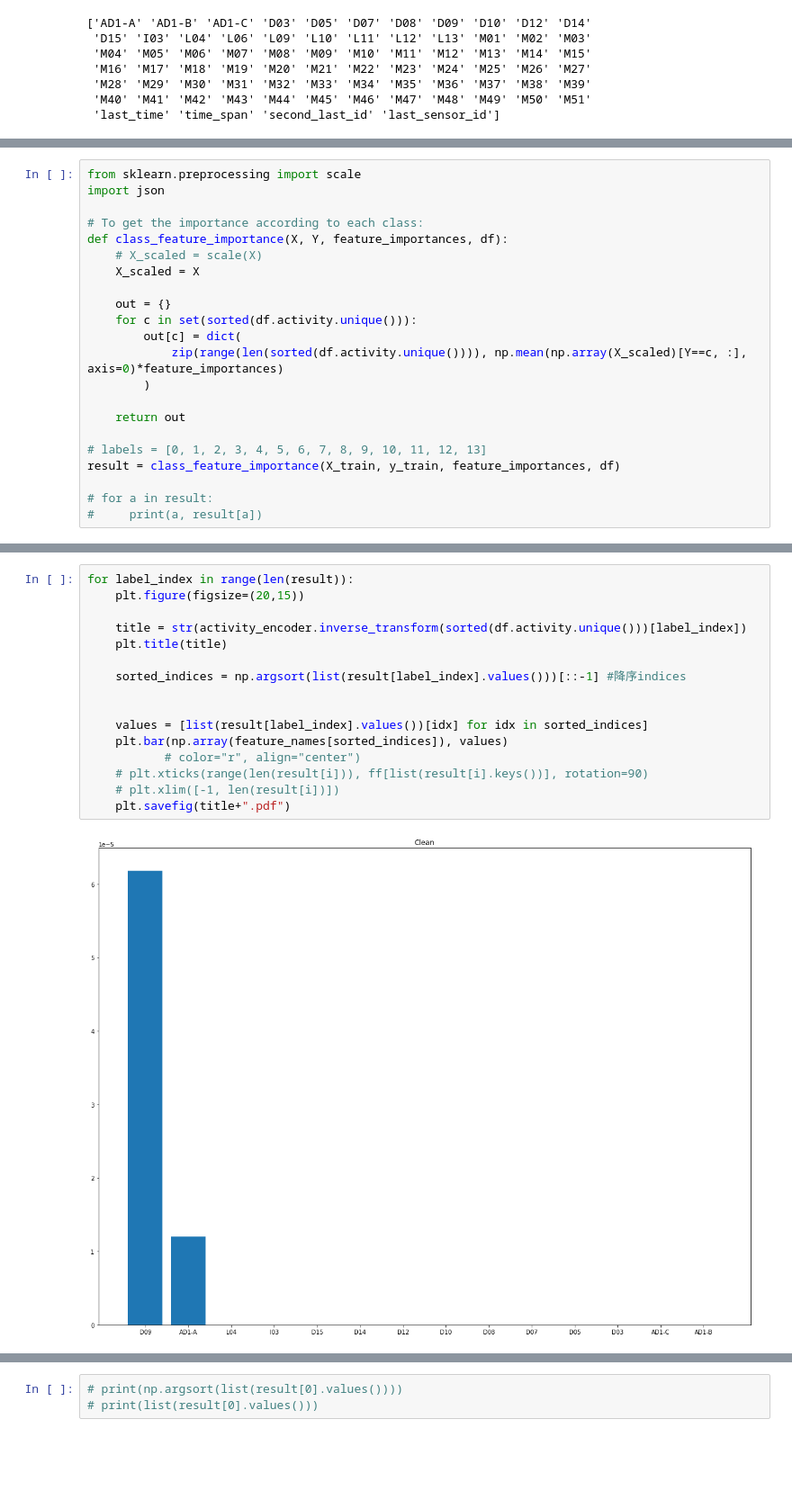
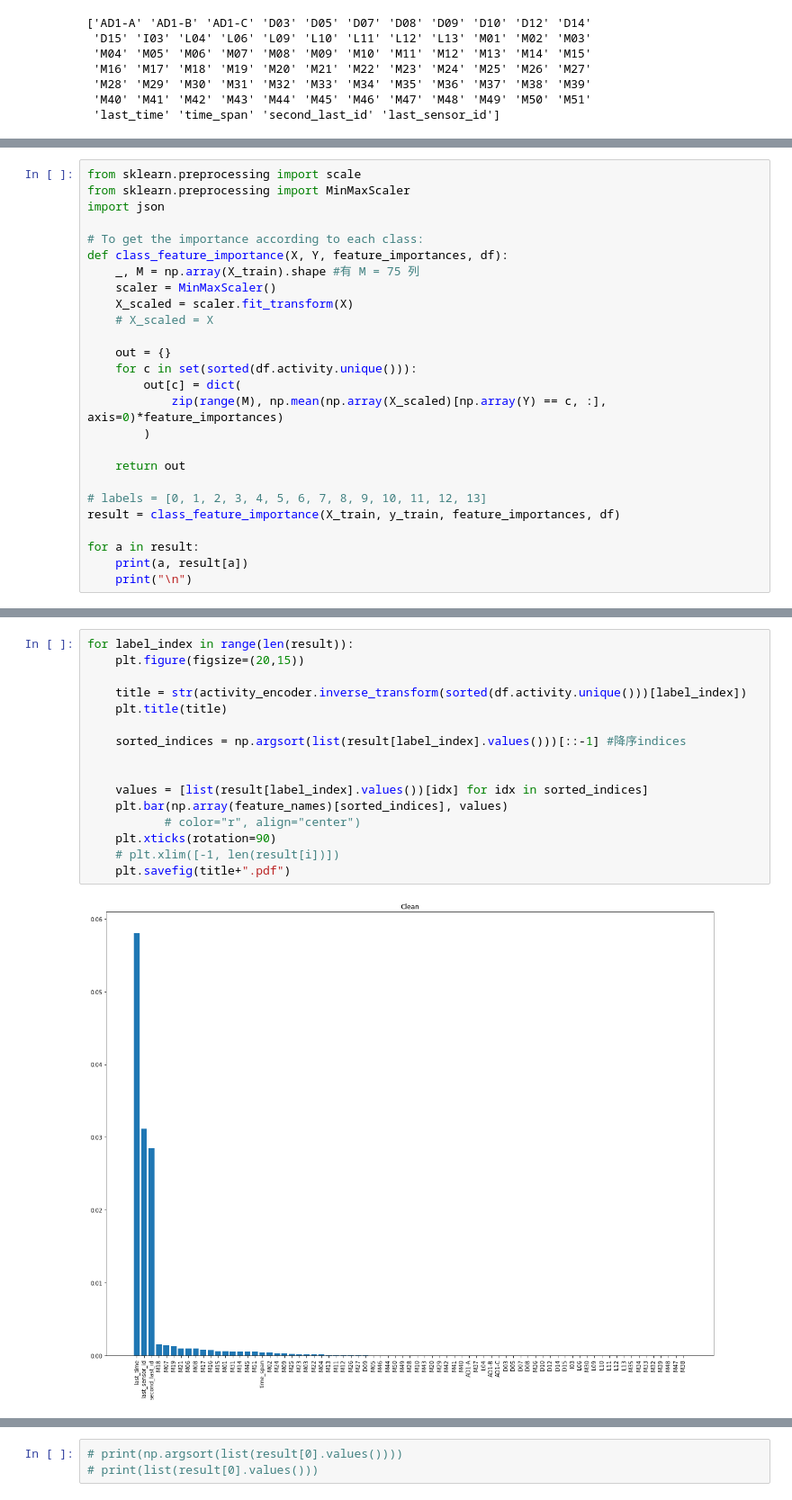
Before and after one commit to wendiganyu/IOTPhase2, a Jupyter notebook: ActivityRecognition.ipynb, the cells around one changed output, grey strips where cells are left out. Shown at 90% size. Drawn from its saved outputs; the diff is of its cells as text; blank space fills up the shorter version.

```diff
--- a/ActivityRecognition.ipynb
+++ b/ActivityRecognition.ipynb
@@ -683,17 +683,20 @@ Random Forest classification accuracy: 0.9917328519855596
 [figure]
 # %%
 from sklearn.preprocessing import scale
+from sklearn.preprocessing import MinMaxScaler
 import json
 
 # To get the importance according to each class:
 def class_feature_importance(X, Y, feature_importances, df):
-    # X_scaled = scale(X)
-    X_scaled = X
+    _, M = np.array(X_train).shape #有 M = 75 列
+    scaler = MinMaxScaler()
+    X_scaled = scaler.fit_transform(X)
+    # X_scaled = X
 
     out = {}
     for c in set(sorted(df.activity.unique())):
         out[c] = dict(
-            zip(range(len(sorted(df.activity.unique()))), np.mean(np.array(X_scaled)[Y==c, :], axis=0)*feature_importances)
+            zip(range(M), np.mean(np.array(X_scaled)[np.array(Y) == c, :], axis=0)*feature_importances)
         )
 
     return out
@@ -701,5 +704,6 @@ def class_feature_importance(X, Y, feature_importances, df):
 # labels = [0, 1, 2, 3, 4, 5, 6, 7, 8, 9, 10, 11, 12, 13]
 result = class_feature_importance(X_train, y_train, feature_importances, df)
 
-# for a in result:
-#     print(a, result[a])
+for a in result:
+    print(a, result[a])
+    print("\n")
@@ -706,18 +744,18 @@ result = class_feature_importance(X_train, y_train, feature_importances, df)
 # %%
 for label_index in range(len(result)):
     plt.figure(figsize=(20,15))
 
     title = str(activity_encoder.inverse_transform(sorted(df.activity.unique()))[label_index])
     plt.title(title)
 
     sorted_indices = np.argsort(list(result[label_index].values()))[::-1] #降序indices
 
 
     values = [list(result[label_index].values())[idx] for idx in sorted_indices]
-    plt.bar(np.array(feature_names[sorted_indices]), values)
+    plt.bar(np.array(feature_names)[sorted_indices], values)
            # color="r", align="center")
-    # plt.xticks(range(len(result[i])), ff[list(result[i].keys())], rotation=90)
+    plt.xticks(rotation=90)
     # plt.xlim([-1, len(result[i])])
     plt.savefig(title+".pdf")
 # %% [output]
-[figure, old version]
+[figure, new version]
```
Also changed, not shown: parts of 3 cells of this notebook, 14 other files.
